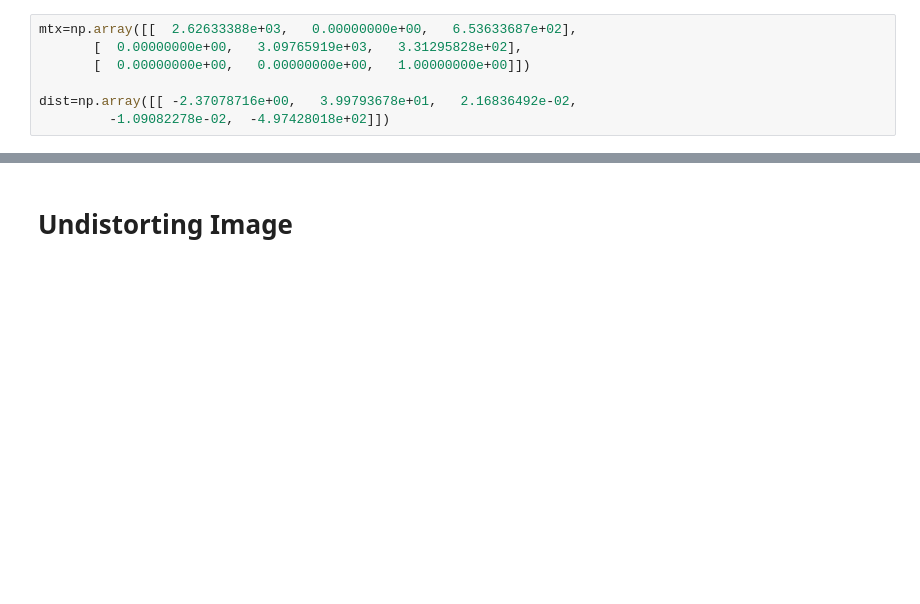
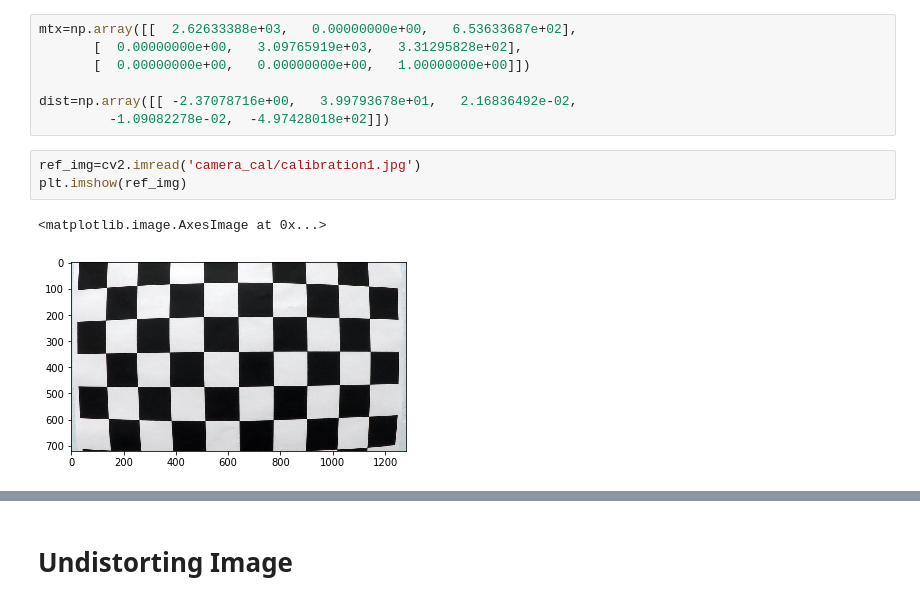
Before and after one commit to jainSamkit/Advanced-Lane-Lines, a Jupyter notebook: lane_lines_new.ipynb, the cells around one changed output, grey strips where cells are left out. Drawn from its saved outputs; the diff is of its cells as text; blank space fills up the shorter version.

```diff
--- a/lane_lines_new.ipynb
+++ b/lane_lines_new.ipynb
@@ -30,3 +66,9 @@ mtx=np.array([[  2.62633388e+03,   0.00000000e+00,   6.53633687e+02],
 
 dist=np.array([[ -2.37078716e+00,   3.99793678e+01,   2.16836492e-02,
          -1.09082278e-02,  -4.97428018e+02]])
+# %%
+ref_img=cv2.imread('camera_cal/calibration1.jpg')
+plt.imshow(ref_img)
+# %% [output]
+<matplotlib.image.AxesImage at 0x...>
+[figure, added]
```
Also changed, not shown: parts of 11 cells of this notebook, 1 other file.
